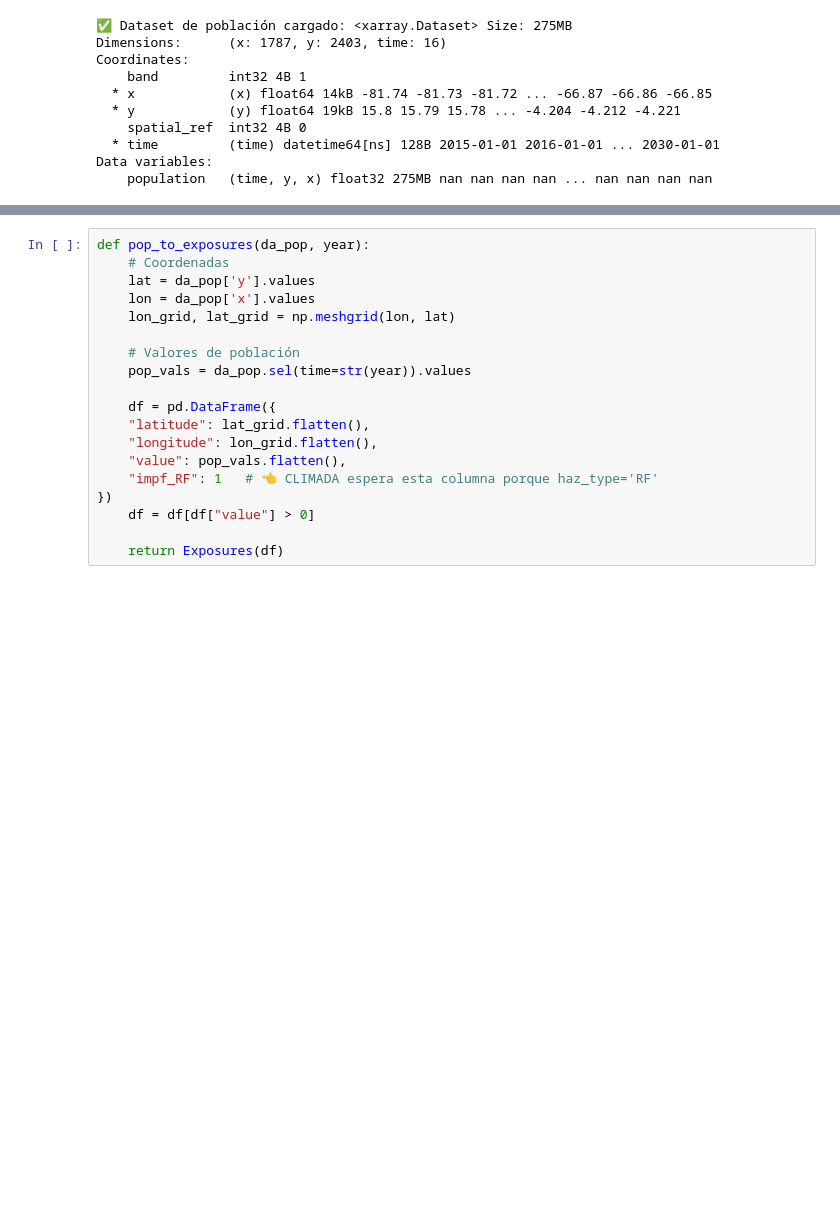
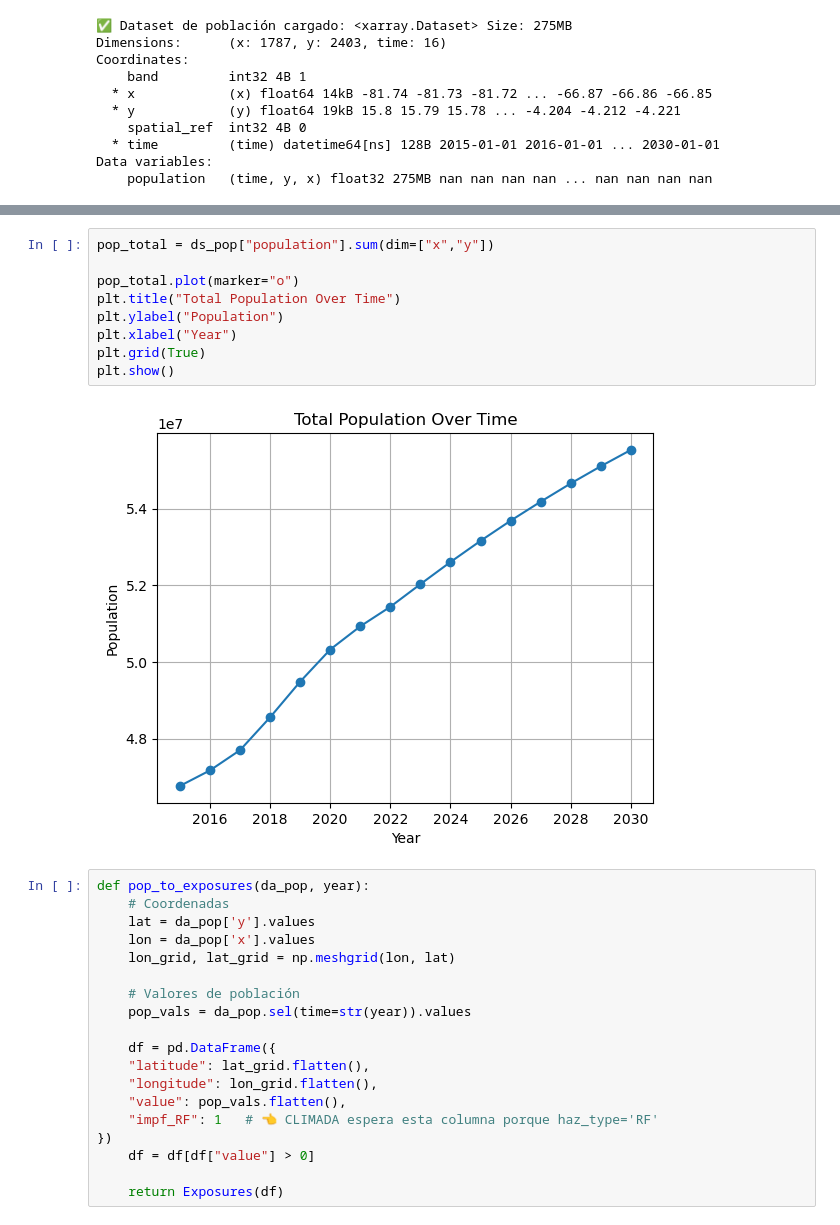
Before and after one commit to waleonr/CLIMADACOL, a Jupyter notebook: CLIMADA.ipynb, the cells around one changed output, grey strips where cells are left out. Cells and saved outputs as stored; diff of their text form; blank space fills up the shorter version.

```diff
--- a/CLIMADA.ipynb
+++ b/CLIMADA.ipynb
@@ -395,3 +495,14 @@ plt.show()
+# %%
+pop_total = ds_pop["population"].sum(dim=["x","y"])
+
+pop_total.plot(marker="o")
+plt.title("Total Population Over Time")
+plt.ylabel("Population")
+plt.xlabel("Year")
+plt.grid(True)
+plt.show()
+# %% [output]
+[figure, added]
 # %%
 def pop_to_exposures(da_pop, year):
     # Coordenadas
```
Also changed, not shown: parts of 49 cells of this notebook, 1 other file.
